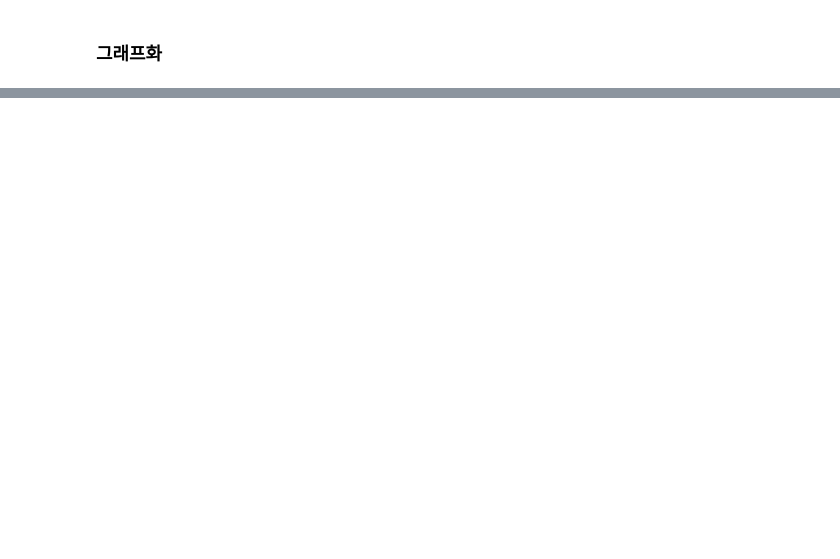
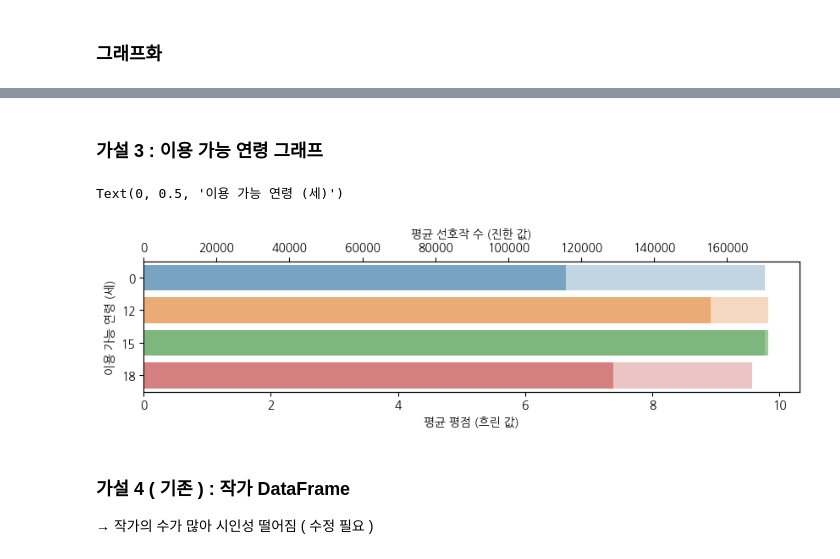
Before and after one commit to Aphrodite31135/WP_TermProject, a Jupyter notebook: TermPJ/TermPJ_Crawling.ipynb, the cells around one changed output, grey strips where cells are left out. Saved outputs shown, nothing was run; the diff lists cells and outputs as text; code cells hidden in the pictures; blank space fills up the shorter version.

```diff
--- a/TermPJ/TermPJ_Crawling.ipynb
+++ b/TermPJ/TermPJ_Crawling.ipynb
@@ -483,0 +654,30 @@ KeyError: "None of [Index(['#회귀', '#게임판타지', '#2030연애', '#판
+# %%
+import numpy as np
+
+agelist={}
+agename={0,12,15,18}
+
+# 연령별 평균 평점, 평균 선호작 수 저장
+for agnm in agename :
+    agelist[agnm] = [0,0]
+    count = 0
+    for content in webtoonlist.keys() :
+        if agnm == webtoonlist[content].age :
+            agelist[agnm][0]+=webtoonlist[content].avg_rating10
+            agelist[agnm][1]+=webtoonlist[content].select
+            count+=1
+        else :
+            continue
+    agelist[agnm][0]/=count
+    agelist[agnm][1]/=count
+
+# 연령 별 그래프
+df=pandas.DataFrame(columns=['이용 가능 연령','평균 평점', '선호작 수'])
+count = 0
+for agnm in agelist.keys() :
+    df.loc[f'{count}'] = [f'{agnm}', float(f'{agelist[agnm][0] : .3f}'), float(f'{agelist[agnm][1] : .2f}')]
+    count+=1
+srtd_df3=df
+srtd_df3.index=srtd_df3['이용 가능 연령'].values
+srtd_df3 = srtd_df3.reindex(['0','12','15','18'])
+display(srtd_df3)
@@ -483,0 +690,20 @@ KeyError: "None of [Index(['#회귀', '#게임판타지', '#2030연애', '#판
+# %% [markdown]
+### 가설 3 : 이용 가능 연령 그래프
+# %%
+import seaborn as sns
+%matplotlib inline
+
+fig = plt.figure(figsize=(10,2))
+ax1 = fig.add_subplot(1,1,1)
+ax2 = ax1.twiny()
+chart1 = sns.barplot(ax=ax1, data = srtd_df3, x='평균 평점', y='이용 가능 연령', alpha = 0.3) # 평균 평점
+chart2 = sns.barplot(ax=ax2, data = srtd_df3, x='선호작 수', y='이용 가능 연령', alpha = 0.5) # 평균 선호작 수
+chart1.set_xlabel('평균 평점 (흐린 값)')
+chart2.set_xlabel('평균 선호작 수 (진한 값)')
+chart1.set_ylabel('이용 가능 연령 (세)')
+# %% [output]
+Text(0, 0.5, '이용 가능 연령 (세)')
+[figure, added]
+# %% [markdown]
+### 가설 4 ( 기존 ) : 작가 DataFrame
+→ 작가의 수가 많아 시인성 떨어짐 ( 수정 필요 )
```
Also changed, not shown: parts of 31 cells of this notebook, 20 other files.
